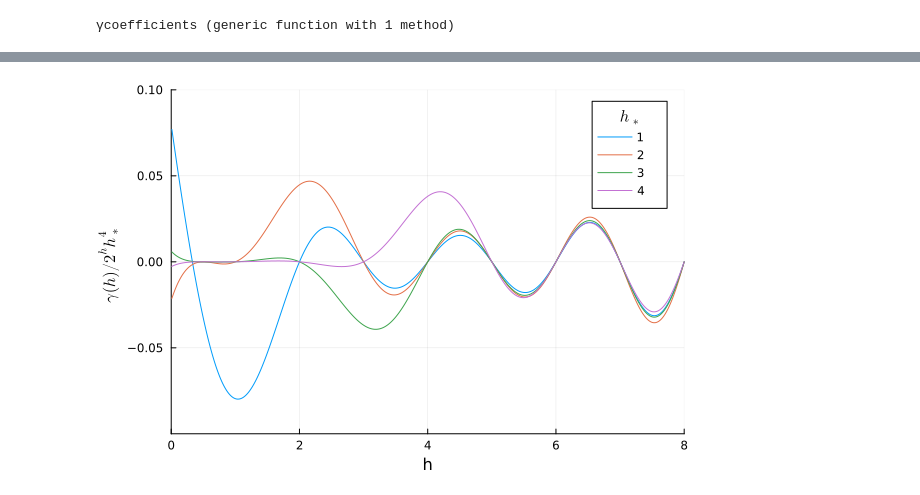
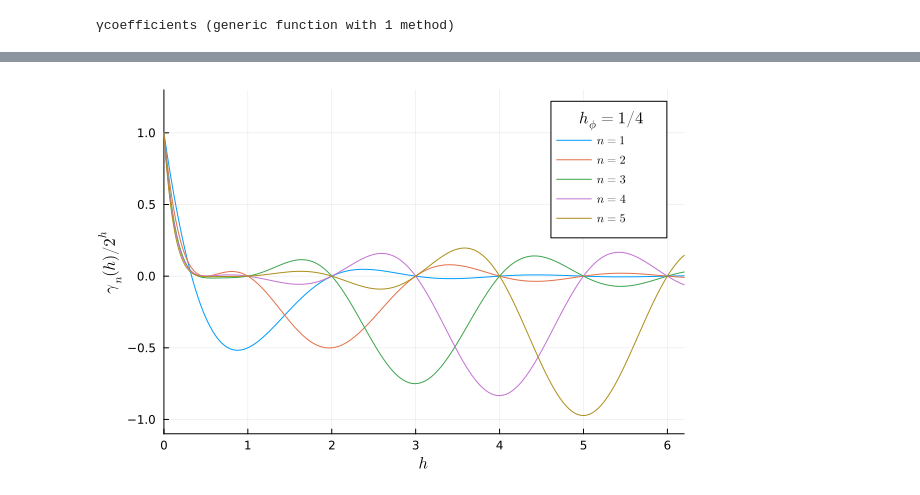
Before and after one commit to gillioz/CoBooM-2d, a Jupyter notebook: Optimal_functionals.ipynb, the cells around one changed output, grey strips where cells are left out. Drawn from its saved outputs; the diff is of its cells as text; code cells hidden in the pictures.

Commit message:
update optimal functionals notebook and data

```diff
--- a/Optimal_functionals.ipynb
+++ b/Optimal_functionals.ipynb
@@ -579,3 +640,3 @@ ylabel!(L"2^{-h} \beta_B")
 # %%
-γ = CSV.read("data/gamma_0.25.csv", DataFrame)
+γ = CSV.read("data/gamma_$hϕ.csv", DataFrame)
 # %% [output]
@@ -602,11 +663,11 @@ ylabel!(L"2^{-h} \beta_B")
 # %%
-plot(legendtitle = L"h_*")
-for hx = 1:4
-    plot!(γ[!, "h"], hx^-4 .* 0.5.^γ[!, "h"] .* γ[!, string(hx)], label=hx)
+plot(legendtitle = L"h_\phi = 1/4")
+for n = 1:5
+    plot!(γ[!, "h"], 0.25.^γ[!, "h"] .* γ[!, string(n)], label=L"n = %$n")
 end
-xlims!(0,8)
-ylims!(-0.1, 0.1)
-xlabel!("h")
-ylabel!(L"\gamma(h) / 2^h h_*^4")
+xlims!(0,6.2)
+ylims!(-1.1, 1.3)
+xlabel!(L"h")
+ylabel!(L"\gamma_n(h) / 2^h")
 # %% [output]
-[figure, old version]
+[figure, new version]
```
Also changed, not shown: parts of 87 cells of this notebook, 55 other files.
